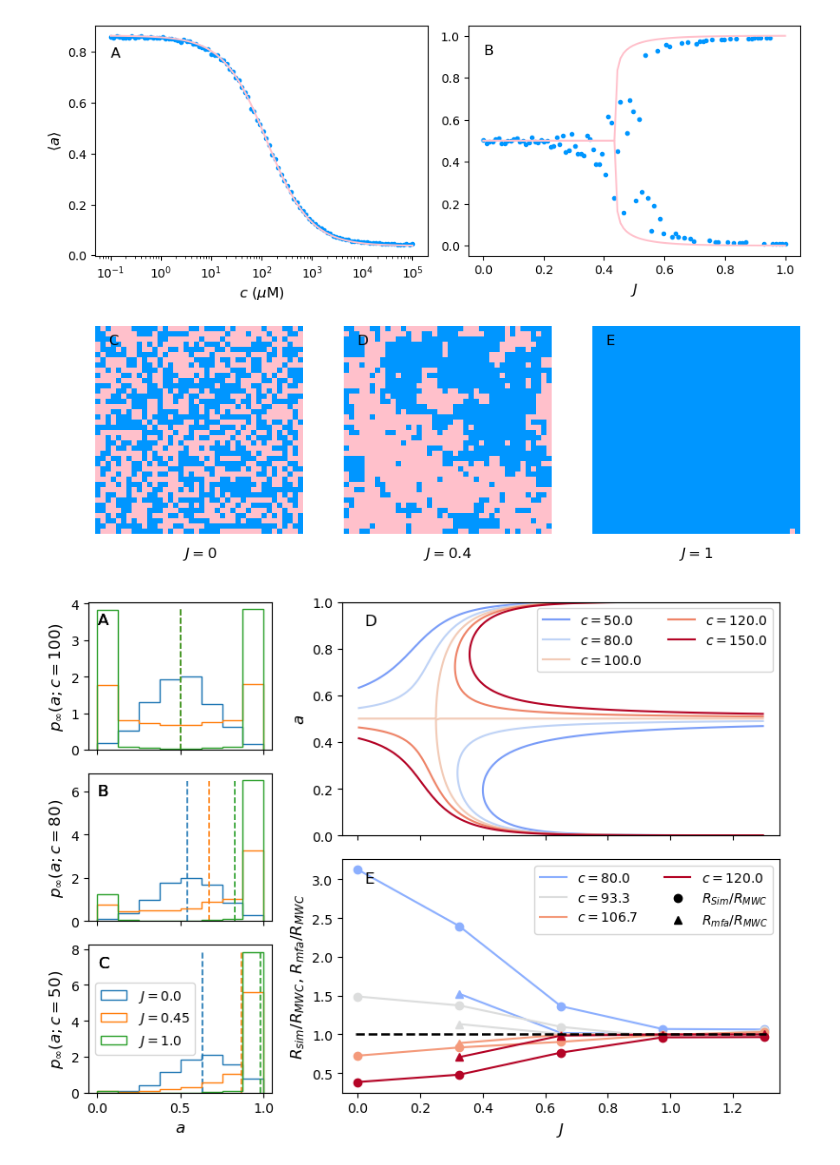
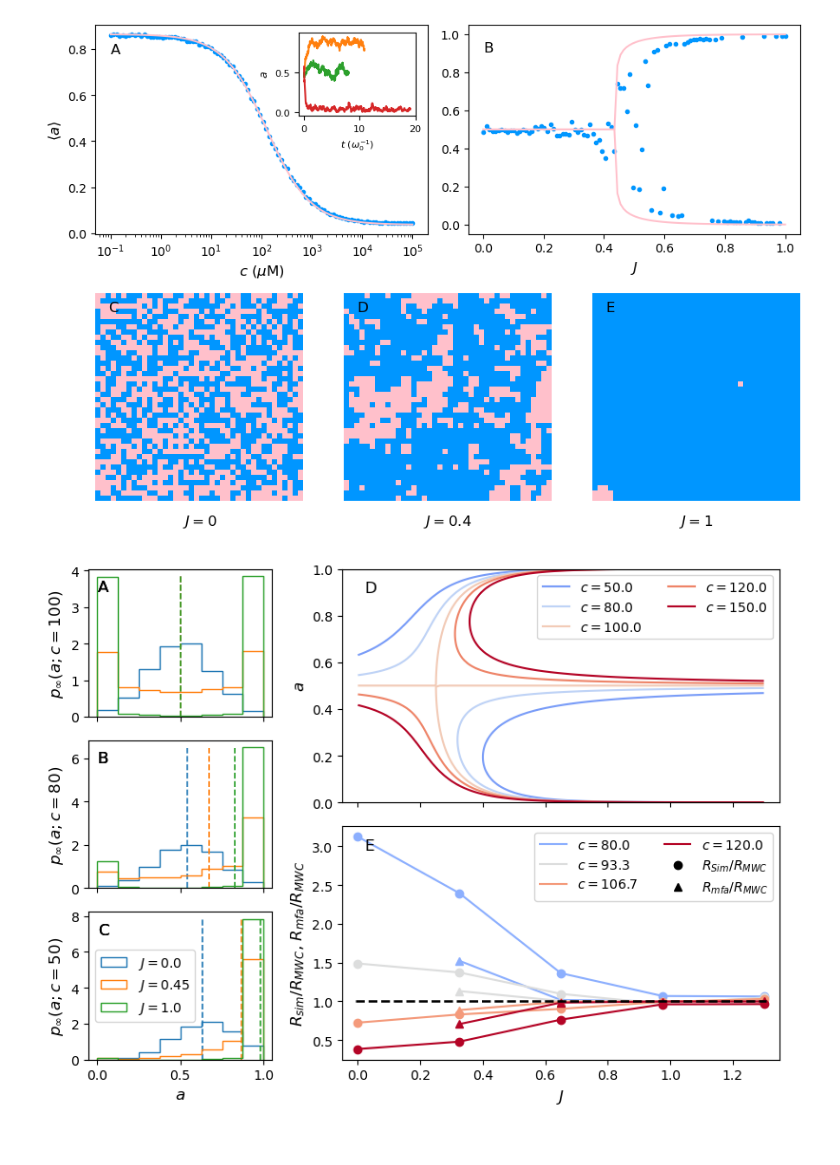
Before and after one commit to Biochemical-Networks/Chemotactic-Receptor-Array-MWC-Ising, a Jupyter notebook: ising_chemotaxis_clean.ipynb, the cells around one changed output. Drawn from its saved outputs; the diff is of its cells as text; code cells hidden in the pictures.

```diff
--- a/ising_chemotaxis_clean.ipynb
+++ b/ising_chemotaxis_clean.ipynb
@@ -108,15 +108,21 @@ def ising_2d_lig(n_sims,L,J,
     return all_states, waiting_times
 # %%
 # show benchmark results in one figure
+#n_sims = 10**4
 n_sims = 10**4
 L = 10
 
 # preparation
-fig = plt.figure(figsize=(9,13))
+fig = plt.figure(figsize=(9,12))
 
 # create subplots
 gs = gridspec.GridSpec(4, 6)
 ax1 = plt.subplot(gs[0,:3])
+
+# create inset
+left, bottom, width, height = [0.34, 0.9, 0.15, 0.08]
+axx = fig.add_axes([left, bottom, width, height])
+
 ax2 = plt.subplot(gs[0,3:])
 ax3 = plt.subplot(gs[1,:2])
 ax4 = plt.subplot(gs[1,2:4])
@@ -130,6 +136,7 @@ ax5 = plt.subplot(gs[1,4:])
 J = 0
 c_arr = np.logspace(-1,5,10**2)
 all_avg_spin = np.empty(c_arr.size)
+color_counter = 1
 
 # loop through various concentrations
 for i,c in enumerate(c_arr):
@@ -139,6 +146,11 @@ for i,c in enumerate(c_arr):
 
     # truncate and take mean
     all_avg_spin[i] = np.mean(avg_spin[4000:])
+
+    # plot realisations in the inset for some exemplars
+    if i % 49 == 0:
+        axx.plot(np.cumsum(waiting_times)[:800],0.5 + 0.5*avg_spin[:800],color=colormap_aux(color_counter))
+        color_counter += 1
 
 # convert to activity
 all_avg_act = 0.5 + 0.5*all_avg_spin
@@ -154,6 +166,11 @@ ax1.semilogx(c_arr,theoretical_a(c_arr,L),label='Theory',color='#FFC0CB',alpha=1
 ax1.set_xlabel(r'$c$ ($\mu$M)',size=12)
 ax1.set_ylabel(r'$\langle a \rangle$',size=12)
 ax1.text(10**-1,0.78,'A',size=12)
+
+# inset formatting
+axx.set_xlabel(r'$t$ $(\omega_0^{-1})$',size=8)
+axx.set_ylabel(r'$a$',size=9)
+axx.tick_params(axis='both', which='major', labelsize=8)
 
 ######################
 ## Phase transition ##
@@ -190,32 +207,32 @@ ax2.text(0,0.91,'B',size=12)
 ##########################
 ## Spatial organisation ##
 ##########################
 
 # formatting
 ax3.set_axis_off()
 ax4.set_axis_off()
 ax5.set_axis_off()
 
 # parameters
 n_sims = 5*10**4
 L = 40
 c = 100
 J_list = [0,0.4,1]
 
 # for formatting
 text_list = ['C','D','E']
 cmap = matplotlib.colors.ListedColormap(['#FFC0CB','#0096FF'])
 
 for i,ax in enumerate((ax3, ax4, ax5)):
     # obtain data and show lattice
     spins,_ = ising_2d_lig(n_sims,L,J_list[i],cbase=c)
     ax.imshow(0.5 + 0.5*spins[-1,:,:],cmap=cmap)
     ax.set_title(f'$J={J_list[i]}$', y=-0.15, size=12)
     ax.text(2,3,text_list[i],size=12)
 
 plt.tight_layout()
 plt.margins(x=0,y=0)
 plt.show()
 # %% [output]
-[figure, old version]
+[figure, new version]
 # %%
```
Also changed, not shown: parts of 13 cells of this notebook, 1 other file.
